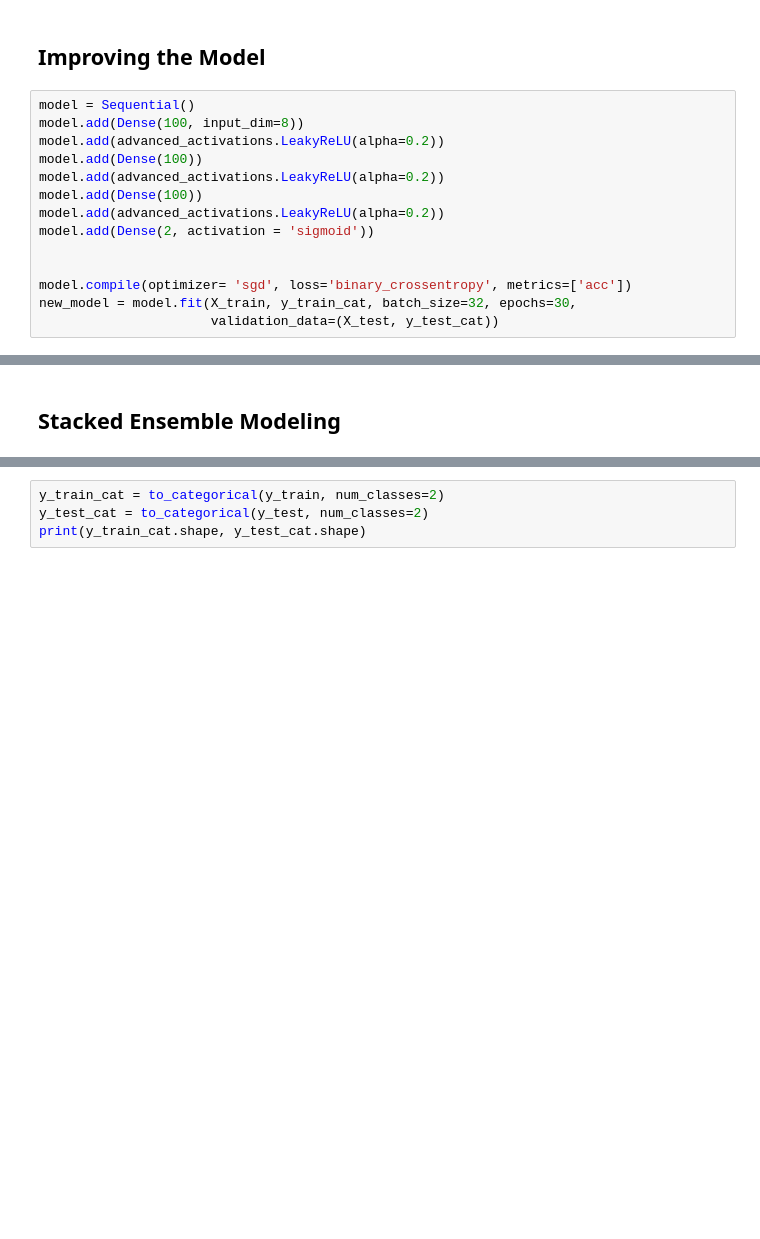
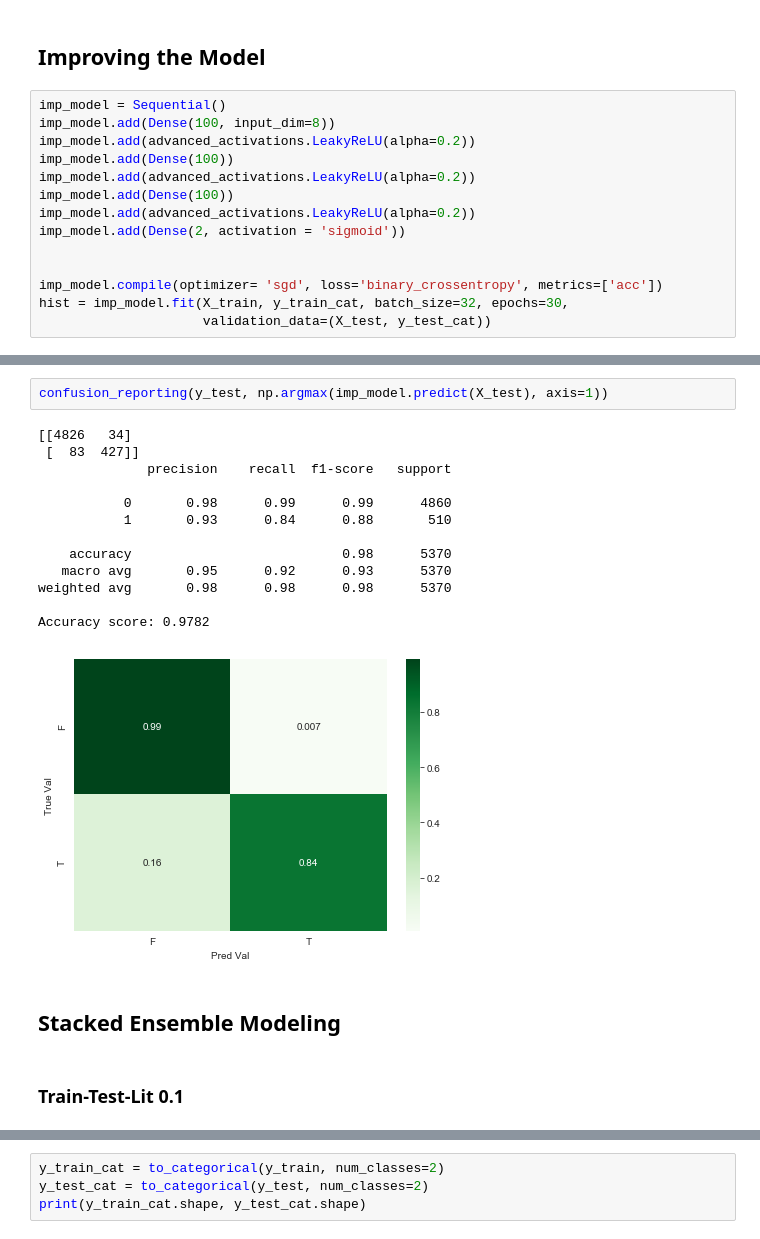
Before and after one commit to zapatos24/Pulsar_Star_Classification, a Jupyter notebook: jeremy-wip-notebook.ipynb, the cells around one changed output, grey strips where cells are left out. Drawn from its saved outputs; the diff is of its cells as text; blank space fills up the shorter version.

```diff
--- a/jeremy-wip-notebook.ipynb
+++ b/jeremy-wip-notebook.ipynb
@@ -201,19 +250,19 @@ Epoch 10/10
 # %% [markdown]
 ## Improving the Model
 # %%
-model = Sequential()
-model.add(Dense(100, input_dim=8))
-model.add(advanced_activations.LeakyReLU(alpha=0.2))
-model.add(Dense(100))
-model.add(advanced_activations.LeakyReLU(alpha=0.2))
-model.add(Dense(100))
-model.add(advanced_activations.LeakyReLU(alpha=0.2))
-model.add(Dense(2, activation = 'sigmoid'))
+imp_model = Sequential()
+imp_model.add(Dense(100, input_dim=8))
+imp_model.add(advanced_activations.LeakyReLU(alpha=0.2))
+imp_model.add(Dense(100))
+imp_model.add(advanced_activations.LeakyReLU(alpha=0.2))
+imp_model.add(Dense(100))
+imp_model.add(advanced_activations.LeakyReLU(alpha=0.2))
+imp_model.add(Dense(2, activation = 'sigmoid'))
 
 
-model.compile(optimizer= 'sgd', loss='binary_crossentropy', metrics=['acc'])
-new_model = model.fit(X_train, y_train_cat, batch_size=32, epochs=30,
-                      validation_data=(X_test, y_test_cat))
+imp_model.compile(optimizer= 'sgd', loss='binary_crossentropy', metrics=['acc'])
+hist = imp_model.fit(X_train, y_train_cat, batch_size=32, epochs=30,
+                     validation_data=(X_test, y_test_cat))
 # %% [output]
 Train on 12528 samples, validate on 5370 samples
 Epoch 1/30
@@ -242,3 +291,21 @@ Test accuracy: 0.9777467411545624
+# %%
+confusion_reporting(y_test, np.argmax(imp_model.predict(X_test), axis=1))
+# %% [output]
+[[4826   34]
+ [  83  427]]
+              precision    recall  f1-score   support
+
+           0       0.98      0.99      0.99      4860
+           1       0.93      0.84      0.88       510
+
+    accuracy                           0.98      5370
+   macro avg       0.95      0.92      0.93      5370
+weighted avg       0.98      0.98      0.98      5370
+
+Accuracy score: 0.9782
+[figure, added]
 # %% [markdown]
 ## Stacked Ensemble Modeling
+# %% [markdown]
+### Train-Test-Lit 0.1
 # %%
```
Also changed, not shown: parts of 48 cells of this notebook.
